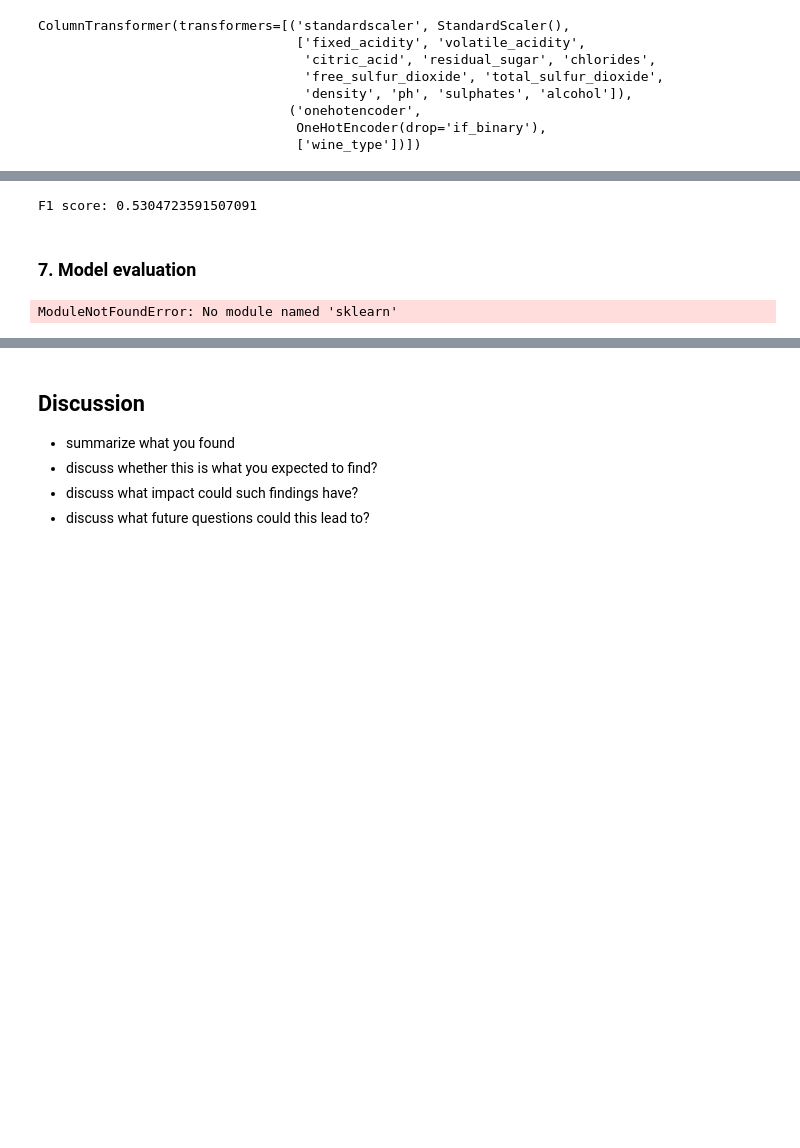
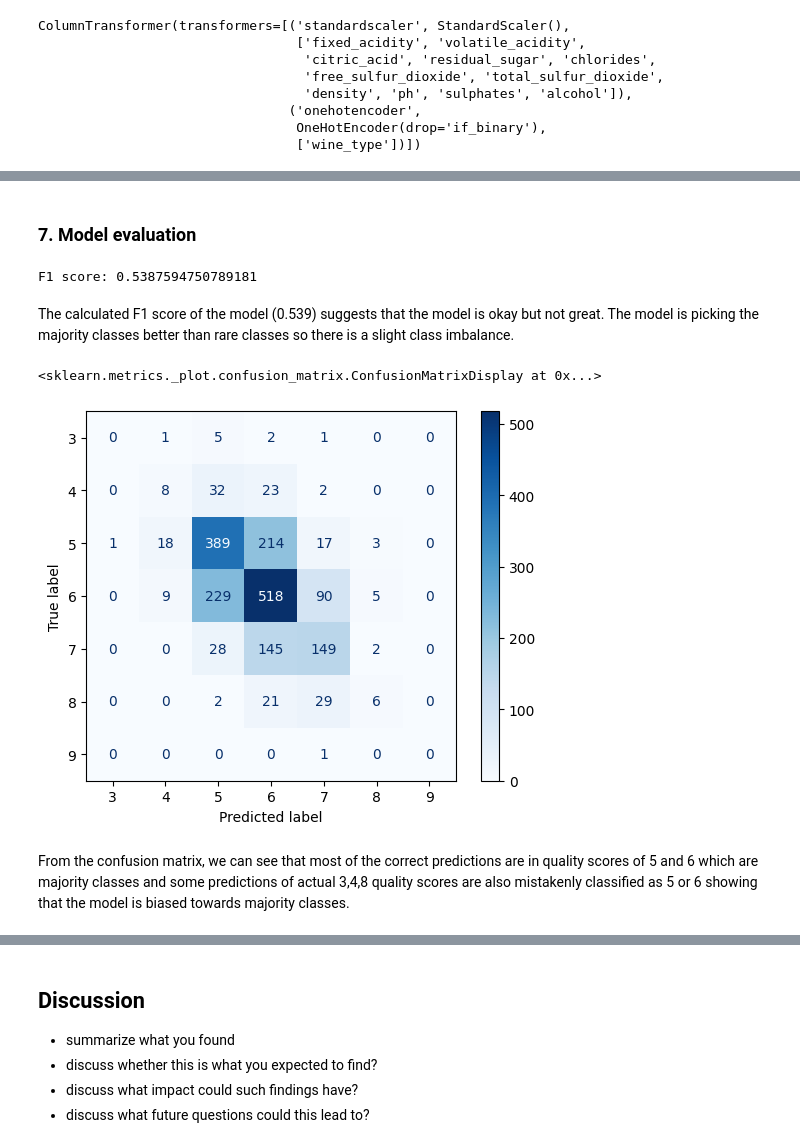
Before and after one commit to UBC-DSCI-310-2025W2/dsci-310-group-13, a Jupyter notebook: wine-quality-analysis.ipynb, the cells around one changed output, grey strips where cells are left out. Cells and saved outputs as stored; diff of their text form; code cells hidden in the pictures; blank space fills up the shorter version.

Commit message:
added model evaluation to the analysis file

```diff
--- a/wine-quality-analysis.ipynb
+++ b/wine-quality-analysis.ipynb
@@ -62,15 +62,5 @@ NameError: name 'red' is not defined
 # %% [markdown]
 ### 3. Data Integration
 Since we plan to analyze both wine types together, we preserve the identity of each observation before merging. We add a categorical column `wine_type` to each dataframe and then concatenate them into a single tidy dataset and saved to the processed data folder.
-# %%
-# add wine type labels
-red["wine_type"] = "red"
-white["wine_type"] = "white"
-
-# merge the datasets
-wine = pd.concat([red, white], ignore_index = True)
-
-# save to processed folder
-wine.to_csv("data/processed/wine.csv", index= False)
 # %%
 wine.head().style.set_caption("Table 1: Combined Wine Dataset Preview")
@@ -249,16 +279,24 @@ array([6, 6, 5, ..., 6, 6, 7], shape=(1950,))
-# %%
-from sklearn.metrics import f1_score
-
-f1 = f1_score(y_test, y_pred, average='weighted')
-print(f"F1 score: {f1}")
-# %% [output]
-F1 score: 0.5304723591507091
 # %% [markdown]
 ### 7. Model evaluation
-# %%
-from sklearn.metrics import accuracy_score
-
-accuracy = accuracy_score(y_test, y_pred)
-print(f"Accuracy: {accuracy:.3f}")
-# %% [output]
-ModuleNotFoundError: No module named 'sklearn'
+# %%
+#calculate weighted F1 score
+from sklearn.metrics import f1_score
+
+f1 = f1_score(y_test, y_pred, average='weighted')
+print(f"F1 score: {f1}")
+# %% [output]
+F1 score: 0.5387594750789181
+# %% [markdown]
+The calculated F1 score of the model (0.539) suggests that the model is okay but not great. The model is picking the majority classes better than rare classes so there is a slight class imbalance.
+# %%
+# create confusion matrix
+from sklearn.metrics import confusion_matrix, ConfusionMatrixDisplay
+
+cm = confusion_matrix(y_test, y_pred, labels=model.classes_)
+disp = ConfusionMatrixDisplay(confusion_matrix=cm, display_labels=model.classes_)
+disp.plot(cmap='Blues')
+# %% [output]
+<sklearn.metrics._plot.confusion_matrix.ConfusionMatrixDisplay at 0x...>
+[figure, added]
+# %% [markdown]
+From the confusion matrix, we can see that most of the correct predictions are in quality scores of 5 and 6 which are majority classes and some predictions of actual 3,4,8 quality scores are also mistakenly classified as 5 or 6 showing that the model is biased towards majority classes.
```
Also changed, not shown: parts of 17 cells of this notebook, 1 other file.
